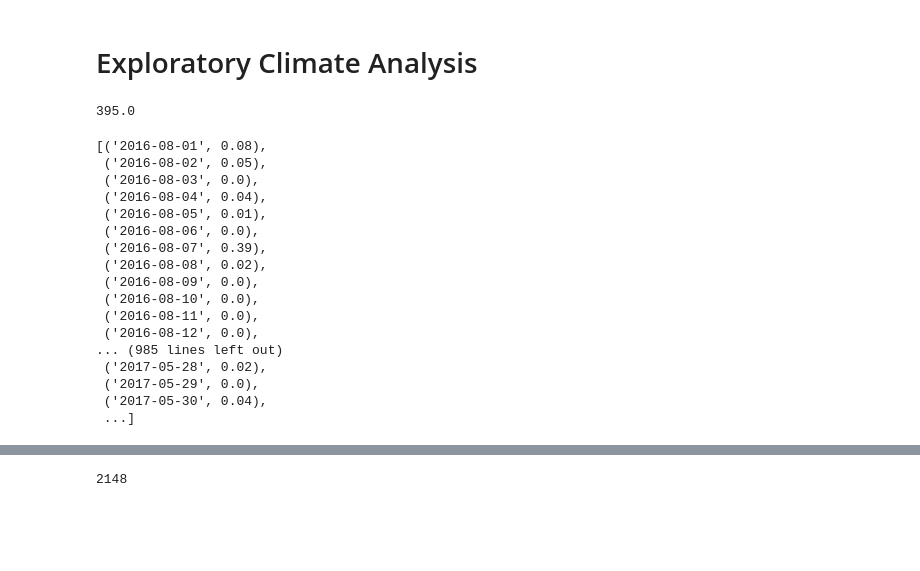
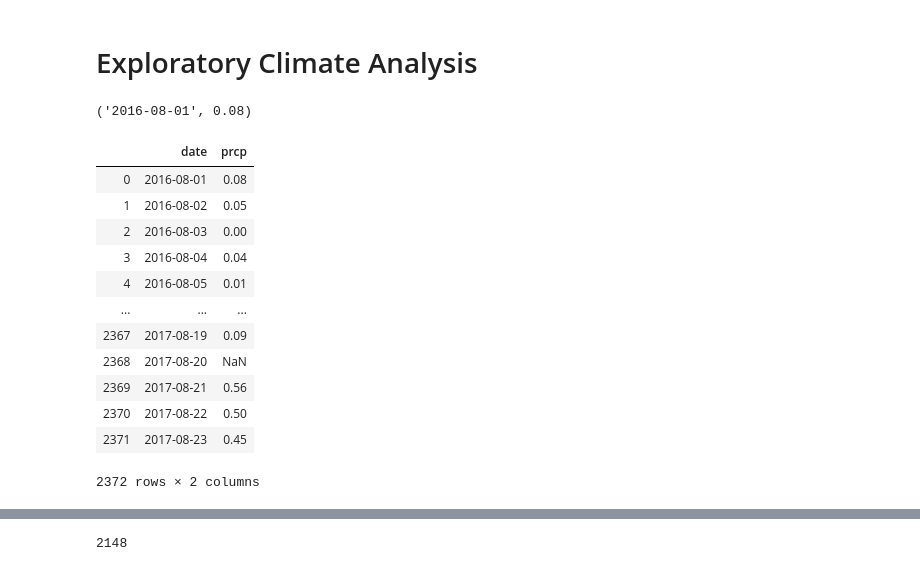
Before and after one commit to sigkarmoil/sqlalchemy-challenge, a Jupyter notebook: climate_starter.ipynb, the cells around one changed output, grey strips where cells are left out. Drawn from its saved outputs; the diff is of its cells as text; code cells hidden in the pictures; blank space fills up the shorter version.

```diff
--- a/climate_starter.ipynb
+++ b/climate_starter.ipynb
@@ -77,30 +77,9 @@ session = Session(engine)
 # %%
 # Design a query to retrieve the last 12 months of precipitation data and plot the results
 
-
 measurement_result = session.query(Measurement.date, Measurement.prcp).filter(Measurement.date > '2016-07-31') .all()
 
-date_spacing = round(len(measurement_result)/6, 0)
-date_spacing
+
+date_spacing = round(len(measurement_result)/10, 0)
 # %% [output]
-395.0
+('2016-08-01', 0.08)
-# %%
-measurement_result
-# %% [output]
-[('2016-08-01', 0.08),
- ('2016-08-02', 0.05),
- ('2016-08-03', 0.0),
- ('2016-08-04', 0.04),
- ('2016-08-05', 0.01),
- ('2016-08-06', 0.0),
- ('2016-08-07', 0.39),
- ('2016-08-08', 0.02),
- ('2016-08-09', 0.0),
- ('2016-08-10', 0.0),
- ('2016-08-11', 0.0),
- ('2016-08-12', 0.0),
-... (985 lines left out)
- ('2017-05-28', 0.02),
- ('2017-05-29', 0.0),
- ('2017-05-30', 0.04),
- ...]
@@ -109,0 +86,17 @@ date_label = ['2016-08-01','2016-10-01', '2016-12-01', '2017-02-01','2017-04-01'
+# %%
+measurement_result_df = pd.DataFrame(measurement_result)
+measurement_result_df
+# %% [output]
+|  | date | prcp |
+| 0 | 2016-08-01 | 0.08 |
+| 1 | 2016-08-02 | 0.05 |
+| 2 | 2016-08-03 | 0.00 |
+| 3 | 2016-08-04 | 0.04 |
+| 4 | 2016-08-05 | 0.01 |
+| ... | ... | ... |
+| 2367 | 2017-08-19 | 0.09 |
+| 2368 | 2017-08-20 | NaN |
+| 2369 | 2017-08-21 | 0.56 |
+| 2370 | 2017-08-22 | 0.50 |
+| 2371 | 2017-08-23 | 0.45 |
+2372 rows × 2 columns
```
Also changed, not shown: parts of 3 cells of this notebook, 1 other file.
